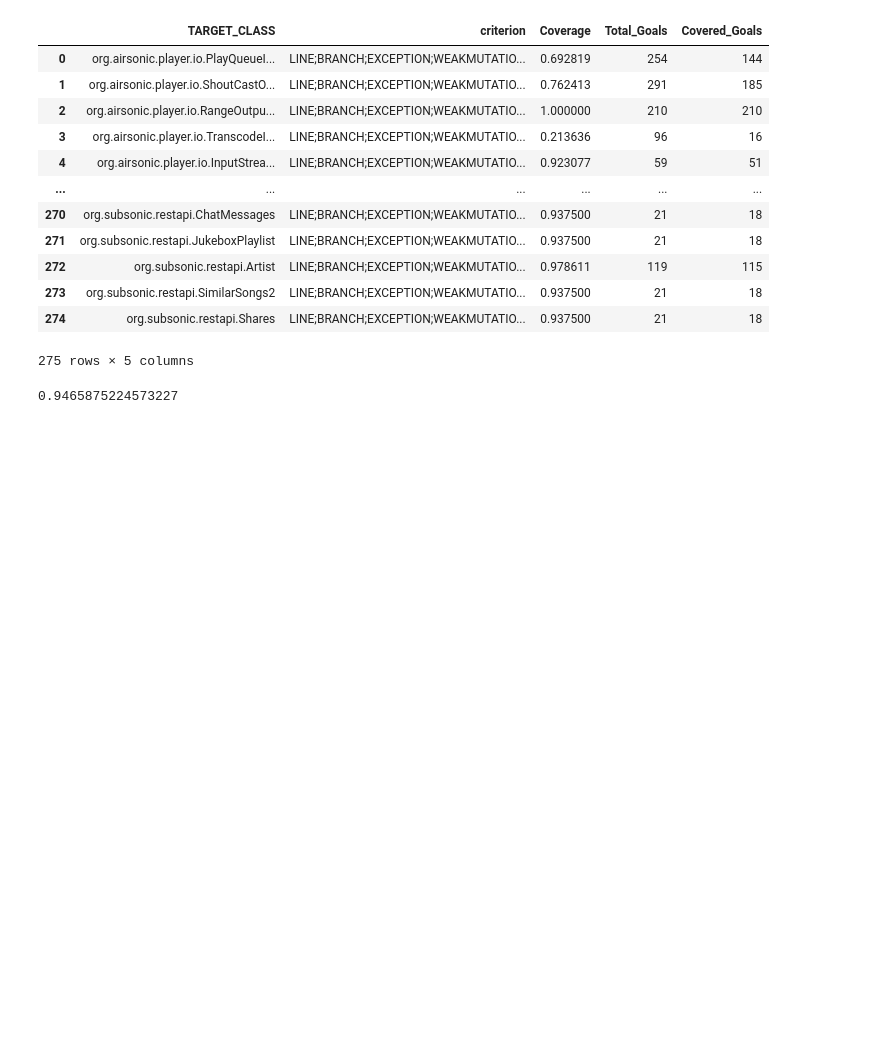
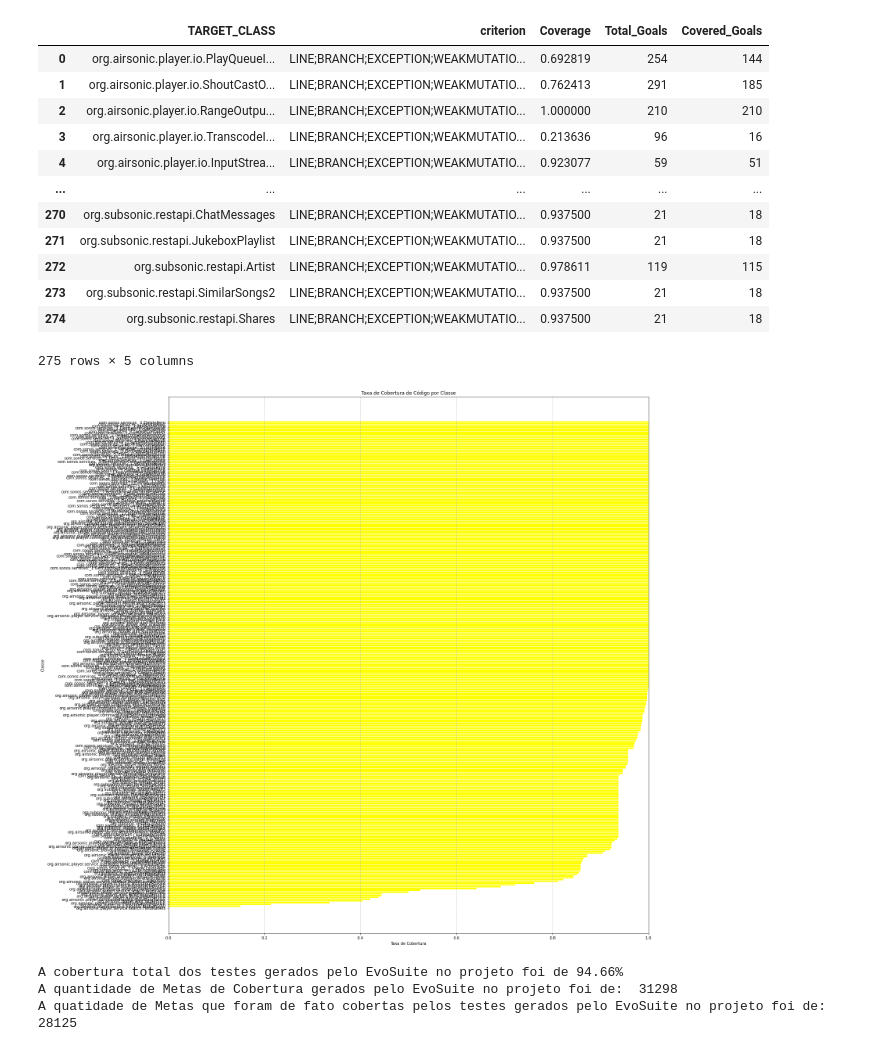
Before and after one commit to gabrielclavila/airsonic, a Jupyter notebook: grapichs_statistics.ipynb, the cells around one changed output. Drawn from its saved outputs; the diff is of its cells as text; code cells hidden in the pictures; blank space fills up the shorter version.

Commit message:
Update of the Python file with EvoSuite's statistical data.

```diff
--- a/grapichs_statistics.ipynb
+++ b/grapichs_statistics.ipynb
@@ -64,7 +49,27 @@ df2
 | 273 | org.subsonic.restapi.SimilarSongs2 | LINE;BRANCH;EXCEPTION;WEAKMUTATIO... | 0.937500 | 21 | 18 |
 | 274 | org.subsonic.restapi.Shares | LINE;BRANCH;EXCEPTION;WEAKMUTATIO... | 0.937500 | 21 | 18 |
 275 rows × 5 columns
+# %%
+df3 = df2.sort_values(by='Coverage', ascending=True)
+plt.figure(figsize=(22, 20))
+plt.barh(df3['TARGET_CLASS'], df3['Coverage'], color='yellow')
+plt.xlabel('Taxa de Cobertura')
+plt.ylabel('Classe')
+plt.title('Taxa de Cobertura de Código por Classe')
+plt.xlim(0, 1)
+plt.grid(axis='x', linestyle='--', alpha=0.9)
+plt.tight_layout()
+plt.show()
+# %% [output]
+[figure, added]
 # %%
-print(df2['Coverage'].mean())
+percentual_cobertura = df2['Coverage'].mean() * 100
+sum_total_goals = df2['Total_Goals'].sum()
+sum_covered_goals = df2['Covered_Goals'].sum()
+print("A cobertura total dos testes gerados pelo EvoSuite no projeto foi de %.2f%% " % percentual_cobertura)
+print("A quantidade de Metas de Cobertura gerados pelo EvoSuite no projeto foi de: ", sum_total_goals)
+print("A quatidade de Metas que foram de fato cobertas pelos testes gerados pelo EvoSuite no projeto foi de: ", sum_covered_goals)
 # %% [output]
-0.9465875224573227
+A cobertura total dos testes gerados pelo EvoSuite no projeto foi de 94.66%
+A quantidade de Metas de Cobertura gerados pelo EvoSuite no projeto foi de:  31298
+A quatidade de Metas que foram de fato cobertas pelos testes gerados pelo EvoSuite no projeto foi de:  28125
```
Also changed, not shown: parts of 3 cells of this notebook.
